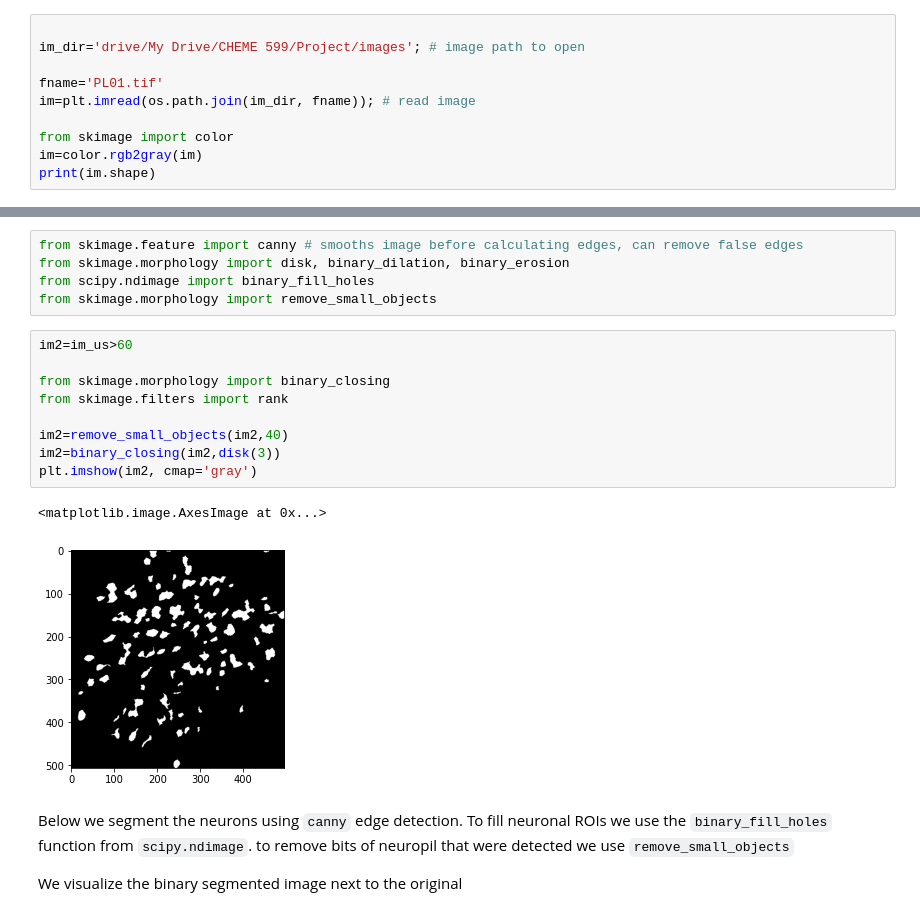
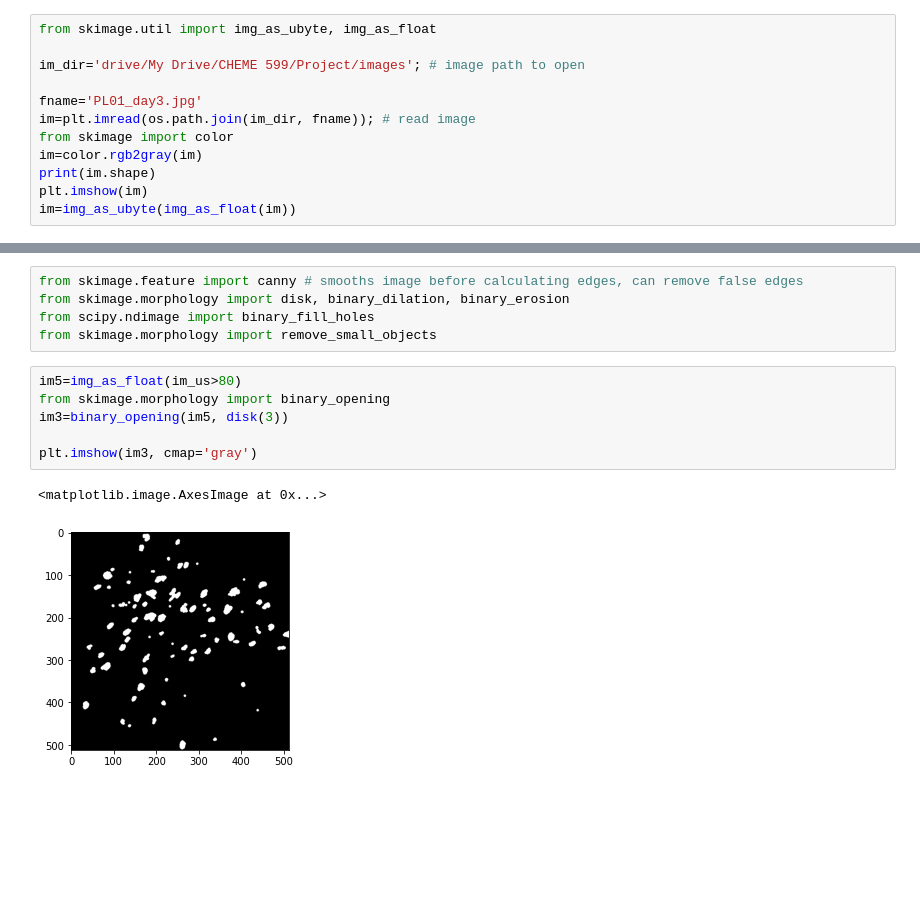
Before and after one commit to mmgrayCHEME599/CHEME599_Brain, a Jupyter notebook: Segmentation_Workflow.ipynb, the cells around one changed output, grey strips where cells are left out. Cells and saved outputs as stored; diff of their text form; blank space fills up the shorter version.

```diff
--- a/Segmentation_Workflow.ipynb
+++ b/Segmentation_Workflow.ipynb
@@ -22,13 +22,15 @@ Drive already mounted at /content/drive; to attempt to forcibly remount, call dr
 # %% [markdown]
 Next we need to load the image and convert it into grayscale
 # %%
+from skimage.util import img_as_ubyte, img_as_float
 
 im_dir='drive/My Drive/CHEME 599/Project/images'; # image path to open
 
-fname='PL01.tif'
+fname='PL01_day3.jpg'
 im=plt.imread(os.path.join(im_dir, fname)); # read image
-
 from skimage import color
 im=color.rgb2gray(im)
 print(im.shape)
+plt.imshow(im)
+im=img_as_ubyte(img_as_float(im))
 # %% [output]
@@ -77,18 +80,11 @@ from skimage.morphology import disk, binary_dilation, binary_erosion
 from scipy.ndimage import binary_fill_holes
 from skimage.morphology import remove_small_objects
 # %%
-im2=im_us>60
+im5=img_as_float(im_us>80)
+from skimage.morphology import binary_opening
+im3=binary_opening(im5, disk(3))
 
-from skimage.morphology import binary_closing
-from skimage.filters import rank
-
-im2=remove_small_objects(im2,40)
-im2=binary_closing(im2,disk(3))
-plt.imshow(im2, cmap='gray')
+plt.imshow(im3, cmap='gray')
 # %% [output]
 <matplotlib.image.AxesImage at 0x...>
-[figure, old version]
+[figure, new version]
-# %% [markdown]
-Below we segment the neurons using `canny` edge detection. To fill neuronal ROIs we use the  `binary_fill_holes` function from `scipy.ndimage`. to remove bits of neuropil that were detected we use `remove_small_objects`
-
-We visualize the binary segmented image next to the original
```
Also changed, not shown: parts of 15 cells of this notebook.
